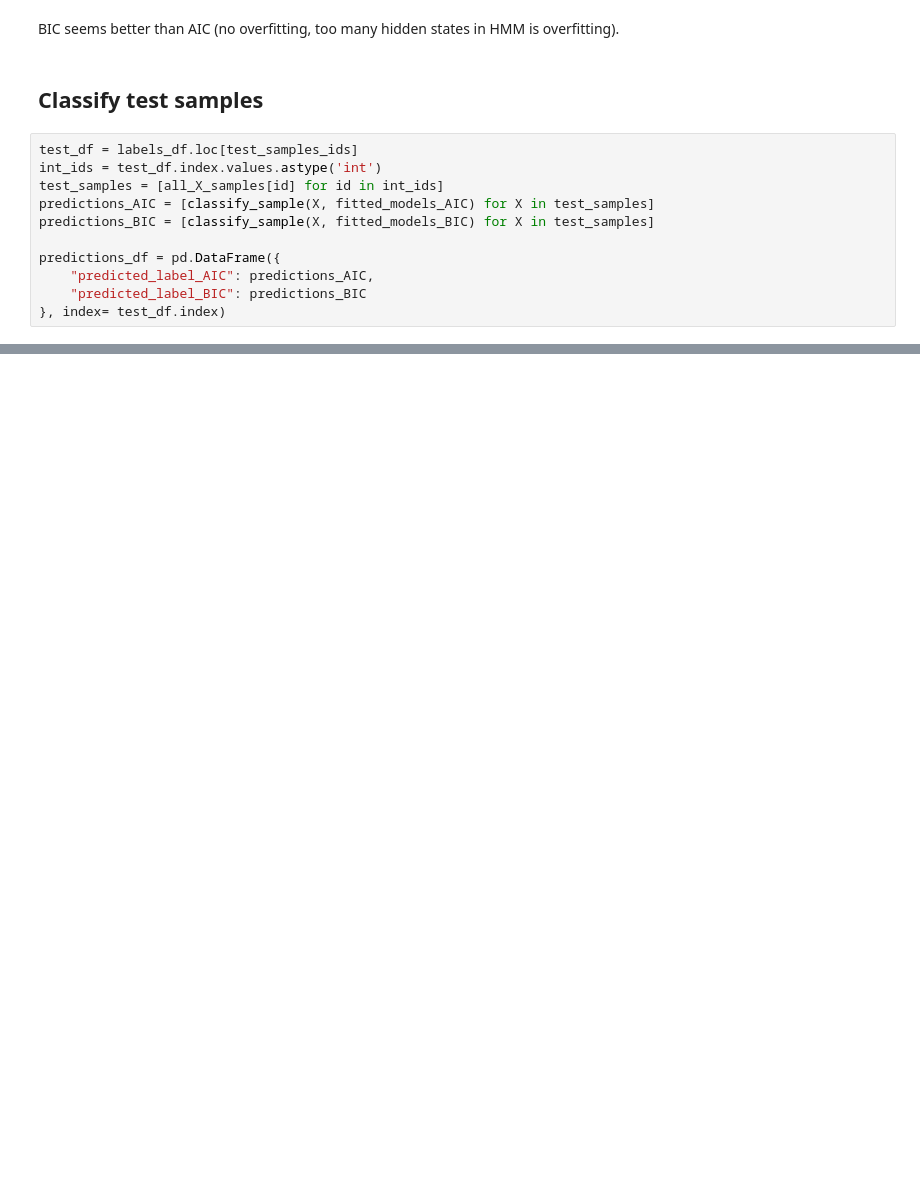
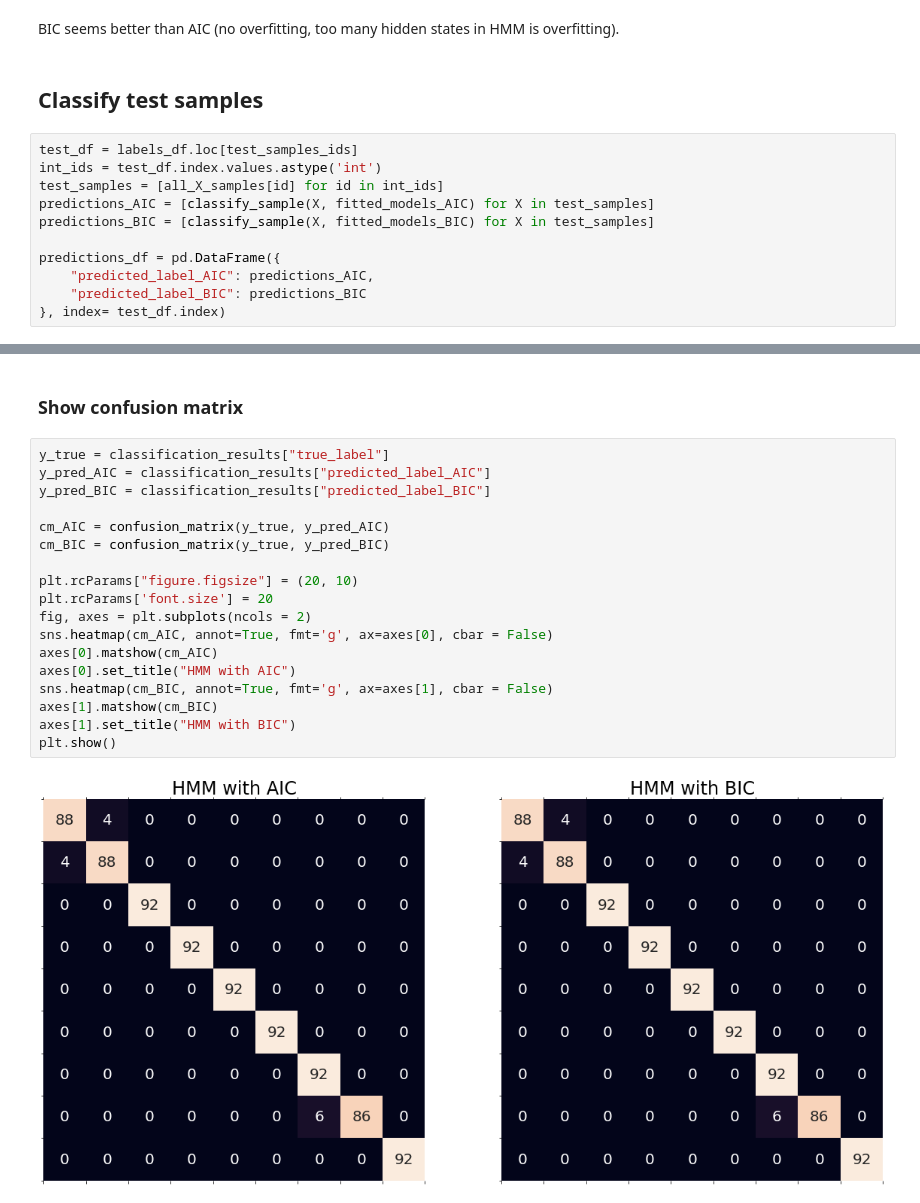
Before and after one commit to mkonopacka/HMM_DTW_v2, a Jupyter notebook: 02_hmm_classification.ipynb, the cells around one changed output, grey strips where cells are left out. Saved outputs shown, nothing was run; the diff lists cells and outputs as text; blank space fills up the shorter version.

```diff
--- a/02_hmm_classification.ipynb
+++ b/02_hmm_classification.ipynb
@@ -184,0 +177,22 @@ display(classification_results)
+# %% [markdown]
+### Show confusion matrix
+# %%
+y_true = classification_results["true_label"]
+y_pred_AIC = classification_results["predicted_label_AIC"]
+y_pred_BIC = classification_results["predicted_label_BIC"]
+
+cm_AIC = confusion_matrix(y_true, y_pred_AIC)
+cm_BIC = confusion_matrix(y_true, y_pred_BIC)
+
+plt.rcParams["figure.figsize"] = (20, 10)
+plt.rcParams['font.size'] = 20
+fig, axes = plt.subplots(ncols = 2)
+sns.heatmap(cm_AIC, annot=True, fmt='g', ax=axes[0], cbar = False)
+axes[0].matshow(cm_AIC)
+axes[0].set_title("HMM with AIC")
+sns.heatmap(cm_BIC, annot=True, fmt='g', ax=axes[1], cbar = False)
+axes[1].matshow(cm_BIC)
+axes[1].set_title("HMM with BIC")
+plt.show()
+# %% [output]
+[figure, added]
```
Also changed, not shown: parts of 4 cells of this notebook, 1 other file.
